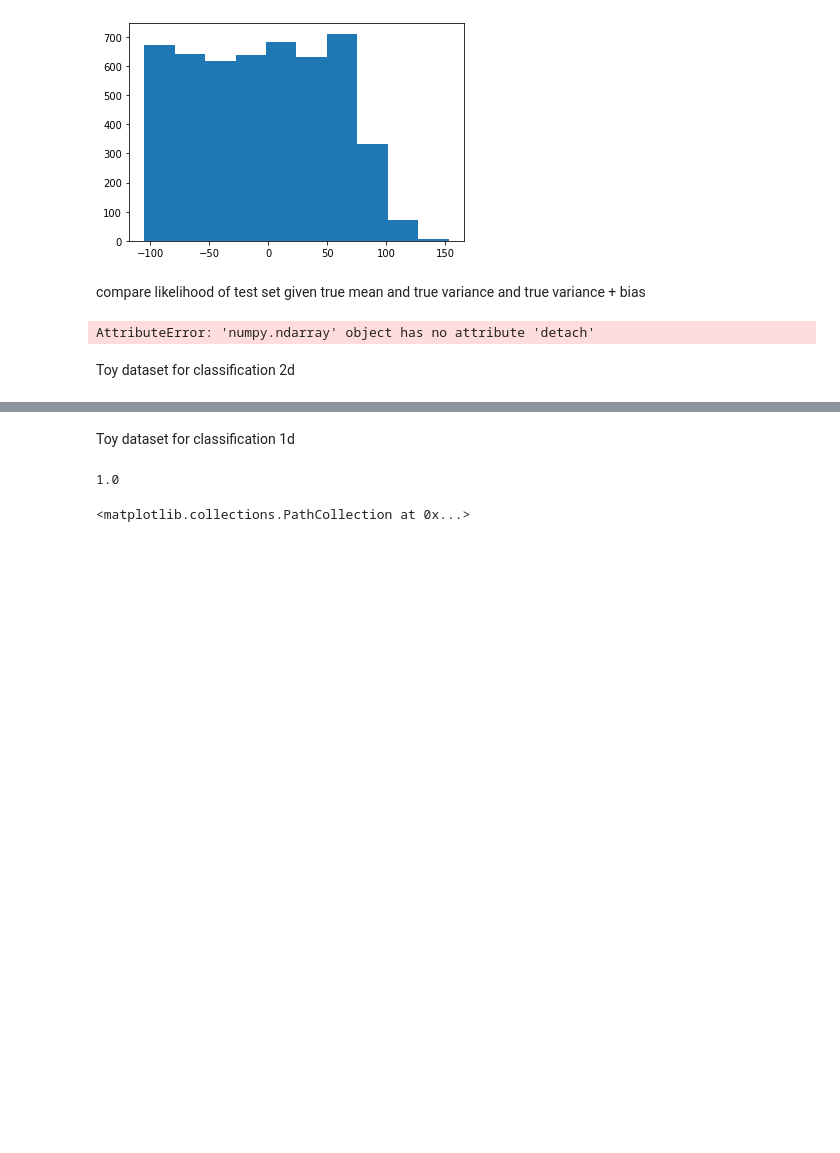
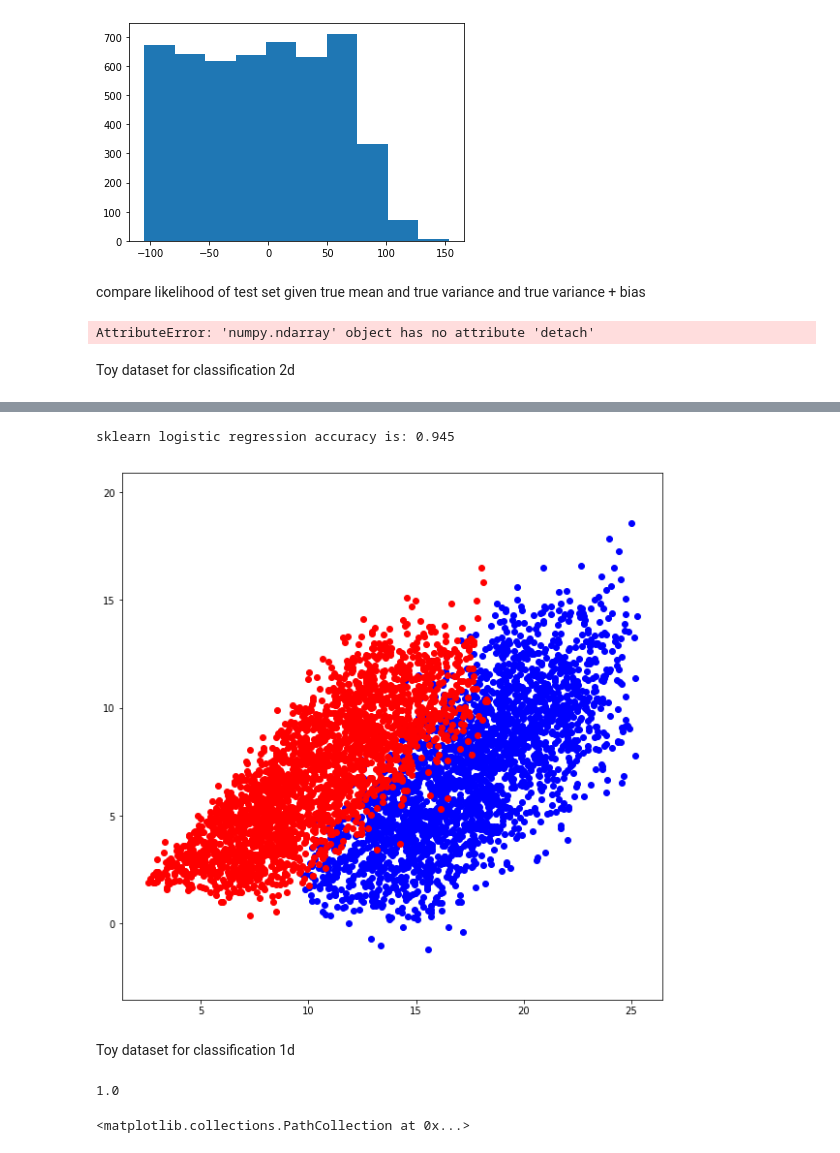
Before and after one commit to Emerson-Wenzel/BDL_final_project, a Jupyter notebook: Baysian_Logistic_regression_daniel.ipynb, the cells around one changed output, grey strips where cells are left out. Saved outputs shown, nothing was run; the diff lists cells and outputs as text; code cells hidden in the pictures; blank space fills up the shorter version.

```diff
--- a/Baysian_Logistic_regression_daniel.ipynb
+++ b/Baysian_Logistic_regression_daniel.ipynb
@@ -173,3 +193,25 @@ NameError: name 'x_line' is not defined
+# %%
+for i, row_i in enumerate(X_train):
+    X_train[i, 1] = X_train[i, 1] + np.random.normal(loc=0, scale=0.1 * X_train[i, 0])
+# %%
+from sklearn.linear_model import LogisticRegression
+lr = LogisticRegression()
+lr.fit(X_train, y_train)
+print('sklearn logistic regression accuracy is:', lr.score(X_train, y_train))
+
+fig = plt.figure(figsize=(10,10))
+# ax = fig.add_subplot(311, projection='3d')
+ax = fig.add_subplot(111)
+
+# ax.plot_wireframe(X, Y, zs, color='grey', alpha = 0.7)
+ax.scatter(X_train[y_train == 0,0], X_train[y_train == 0,1], c='blue')
+ax.scatter(X_train[y_train == 1,0], X_train[y_train == 1,1], c='red')
+ax.axis('equal')
+# ax.set_ylim(-6, 6)
+fig.show()
+# %% [output]
+sklearn logistic regression accuracy is: 0.945
+[figure, added]
 # %% [markdown]
 Toy dataset for classification 1d
 # %%
```
Also changed, not shown: parts of 12 cells of this notebook, 2 other files.
